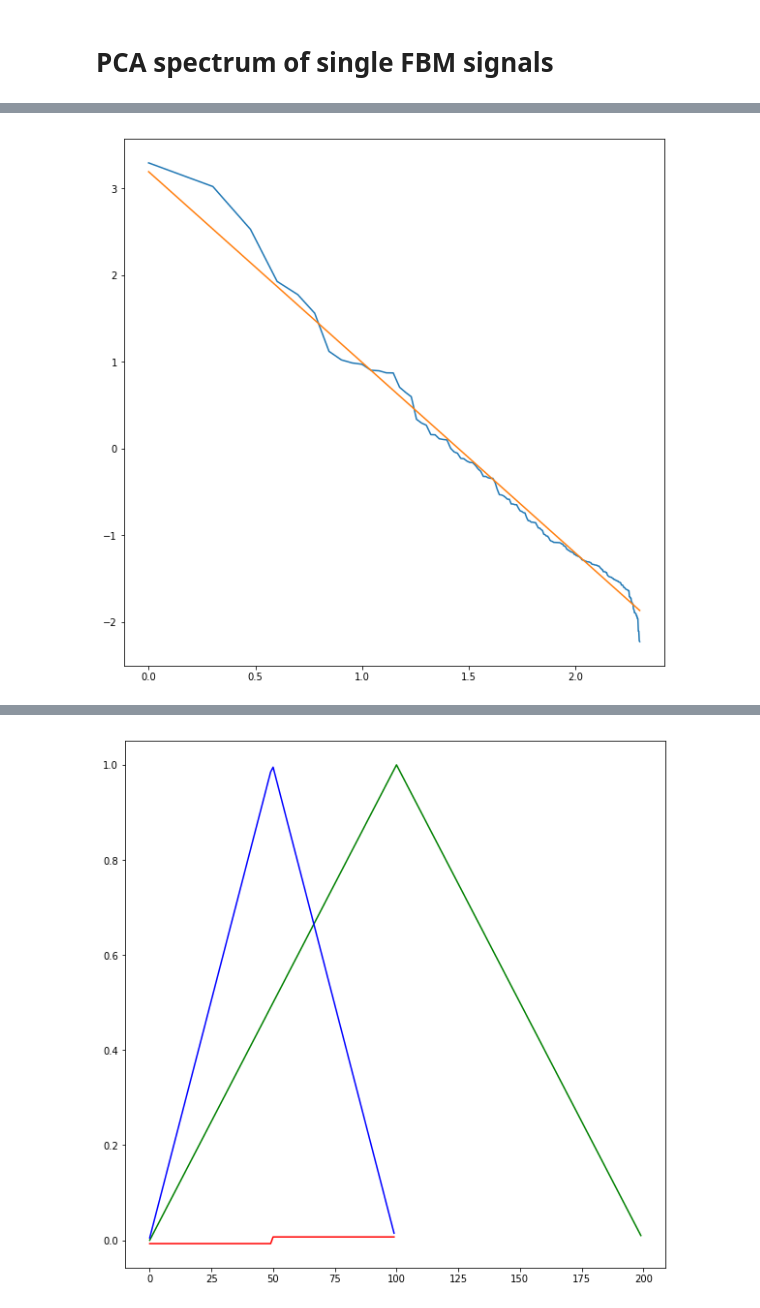
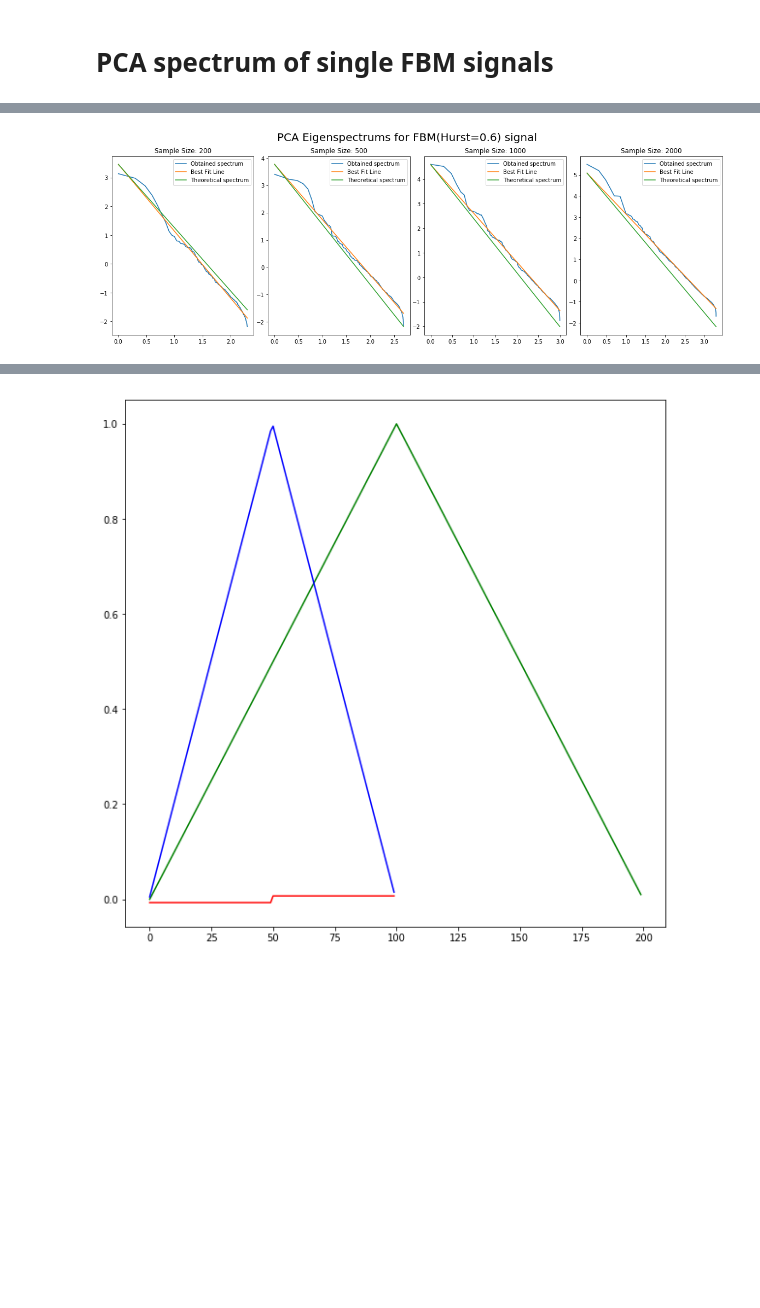
Before and after one commit to Agrim9/MultiFractal_Signal_Analysis, a Jupyter notebook: FBM_NB.ipynb, the cells around one changed output, grey strips where cells are left out. Saved outputs shown, nothing was run; the diff lists cells and outputs as text; code cells hidden in the pictures; blank space fills up the shorter version.

```diff
--- a/FBM_NB.ipynb
+++ b/FBM_NB.ipynb
@@ -76,48 +76,63 @@ from scipy.optimize import curve_fit
 def Lf(x, A, B): # this is your 'straight line' y=f(x)
     return A*x + B
 
-M=200
-H=0.6
-f = FBM(n=M, hurst=H, length=0.5, method='daviesharte')
-# Generate a fBm realization
-fbm_sample = f.fbm()
-# Get the times associated with the fBm
-t_values = f.times()
-#print(t_values)
-# plt.plot(t_values,fbm_sample)
-# plt.show()
+def plot_diffsamples(sample_size,subplot_index):
+    M=sample_size
+    H=0.6
+    f = FBM(n=M, hurst=H, length=0.5, method='daviesharte')
+    # Generate a fBm realization
+    fbm_sample = f.fbm()
+    # Get the times associated with the fBm
+    t_values = f.times()
+    #print(t_values)
+    # plt.plot(t_values,fbm_sample)
+    # plt.show()
 
-R=np.zeros(M+1) #Autocorrelation: r[0] to r[p-1]
+    R=np.zeros(M+1) #Autocorrelation: r[0] to r[p-1]
 
-for k in range(M+1):
-    fbm_shift=shift(fbm_sample, k, cval=0)
-    R[k]=np.sum(fbm_sample*np.conjugate(fbm_shift))
+    for k in range(M+1):
+        fbm_shift=shift(fbm_sample, k, cval=0)
+        R[k]=np.sum(fbm_sample*np.conjugate(fbm_shift))
 
-AutoCorr_mat=toeplitz(R[0:M],R[0:M])
+    AutoCorr_mat=toeplitz(R[0:M],R[0:M])
 
-num_sim=50
-for i in range(num_sim):
-    f1 = FBM(n=M, hurst=H, length=0.5, method='daviesharte')
-    # Generate a fBm realization
-    if(i==0):
-        avg_sample=f1.fgn()
-    else:
-        avg_sample += f1.fgn()
+    num_sim=50
+    for i in range(num_sim):
+        f1 = FBM(n=M, hurst=H, length=0.5, method='daviesharte')
+        # Generate a fBm realization
+        if(i==0):
+            avg_sample=f1.fgn()
+        else:
+            avg_sample += f1.fgn()
 
-#mean_vec=[t_values[i]**(2*H) for i in range(0,M)]
-mean_vec=avg_sample/num_sim
-#print(mean_vec)
-AutoCov_mat=AutoCorr_mat
+    #mean_vec=[t_values[i]**(2*H) for i in range(0,M)]
+    mean_vec=avg_sample/num_sim
+    #print(mean_vec)
+    AutoCov_mat=AutoCorr_mat
 
-U,S,V=svd(AutoCov_mat)
-plt.rcParams['figure.figsize'] = (10, 10)
-plt.plot(np.log10(np.arange(M)+1),np.log10(S))
+    U,S,V=svd(AutoCov_mat)
+    ax= fig.add_subplot(subplot_index)
+    ax.plot(np.log10(np.arange(M)+1),np.log10(S))
 
-expected_slope=-(2*H+1)
-A,B = curve_fit(Lf,np.log10(np.arange(M)+1),np.log10(S))[0] # your data x, y to fit
-print(-(A+1)/2)
-plt.plot([0,np.log10(M)],[B,A*np.log10(M)+B])
-plt.show()
+    expected_slope=-(2*H+1)
+    A,B = curve_fit(Lf,np.log10(np.arange(M)+1),np.log10(S))[0] # your data x, y to fit
+    print(-(A+1)/2)
+    ax.plot([0,np.log10(M)],[B,A*np.log10(M)+B])
+    A=-2.2
+    ax.plot([0,np.log10(M)],[B,A*np.log10(M)+B])
+    ax.legend(["Obtained spectrum","Best Fit Line","Theoretical spectrum"])
+    ax.set_title("Sample Size: "+str(M))
 
 #print(S)
+plt.rcParams['figure.figsize'] = (20,6)
+fig = plt.figure()
+fig.tight_layout()
+fig.subplots_adjust(top=0.88)
+plt.suptitle("PCA Eigenspectrums for FBM(Hurst=0.6) signal",fontsize=20)
+subplot_list=[141,142,143,144]
+sample_sizes=[200,500,1000,2000]
+for i in range(4):
+    plot_diffsamples(sample_sizes[i],subplot_list[i])
+plt.subplots_adjust(wspace=0.1, hspace=0.1)
+plt.show()
 # %% [output]
@@ -125 +143 @@ plt.show()
-[figure, old version]
+[figure, new version]
```
Also changed, not shown: parts of 12 cells of this notebook, 16 other files.
